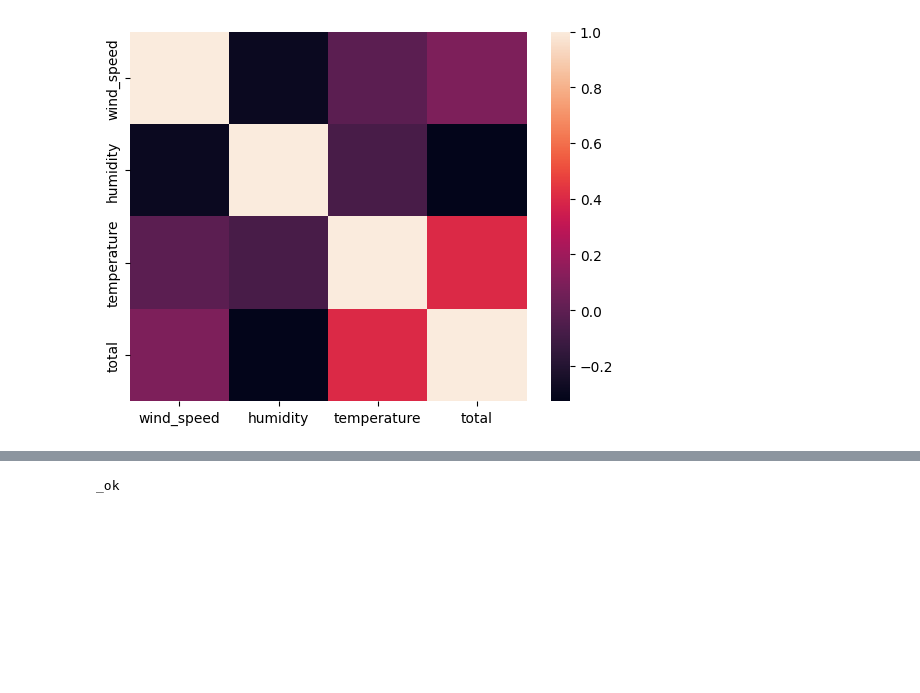
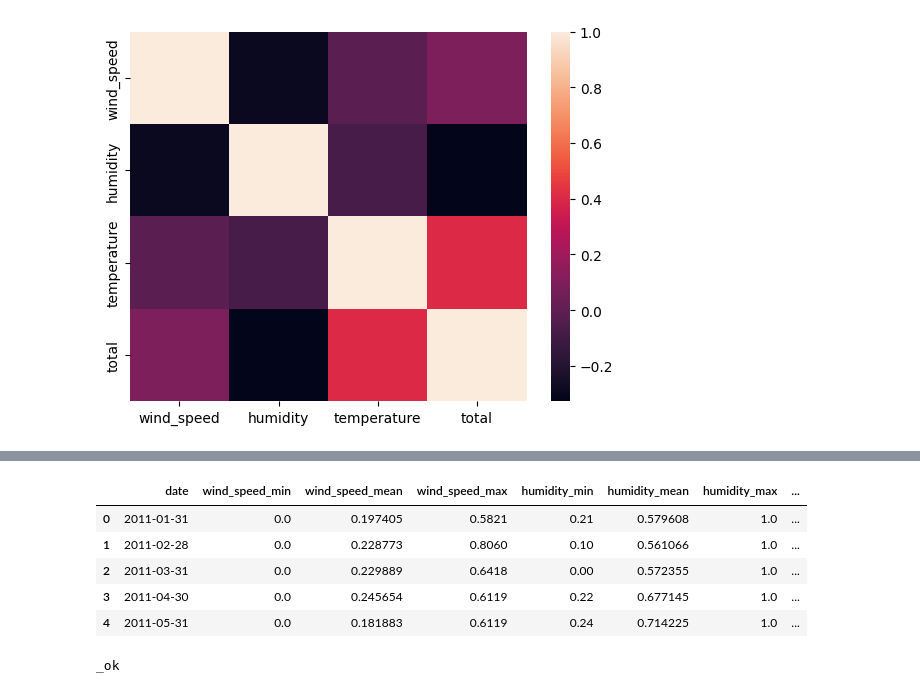
Before and after one commit to oecorrechag/Project-Italian, a Jupyter notebook: notebooks/2.0.0_descriptive.ipynb, the cells around one changed output, grey strips where cells are left out. Saved outputs shown, nothing was run; the diff lists cells and outputs as text; code cells hidden in the pictures; blank space fills up the shorter version.

```diff
--- a/notebooks/2.0.0_descriptive.ipynb
+++ b/notebooks/2.0.0_descriptive.ipynb
@@ -90,0 +106,16 @@ fig.show()
+# %%
+ndf = df.groupby(pd.Grouper(key='date', freq='M')).agg({
+    'wind_speed': ['min', 'mean', 'max'],
+    'humidity': ['min', 'mean', 'max'],
+    'temperature': ['min', 'mean', 'max'],
+})
+ndf.columns = ndf.columns.map('_'.join)
+ndf = ndf.reset_index()
+ndf.head()
+# %% [output]
+|  | date | wind_speed_min | wind_speed_mean | wind_speed_max | humidity_min | humidity_mean | humidity_max | ... |
+| 0 | 2011-01-31 | 0.0 | 0.197405 | 0.5821 | 0.21 | 0.579608 | 1.0 | ... |
+| 1 | 2011-02-28 | 0.0 | 0.228773 | 0.8060 | 0.10 | 0.561066 | 1.0 | ... |
+| 2 | 2011-03-31 | 0.0 | 0.229889 | 0.6418 | 0.00 | 0.572355 | 1.0 | ... |
+| 3 | 2011-04-30 | 0.0 | 0.245654 | 0.6119 | 0.22 | 0.677145 | 1.0 | ... |
+| 4 | 2011-05-31 | 0.0 | 0.181883 | 0.6119 | 0.24 | 0.714225 | 1.0 | ... |
```
Also changed, not shown: parts of 3 cells of this notebook.
